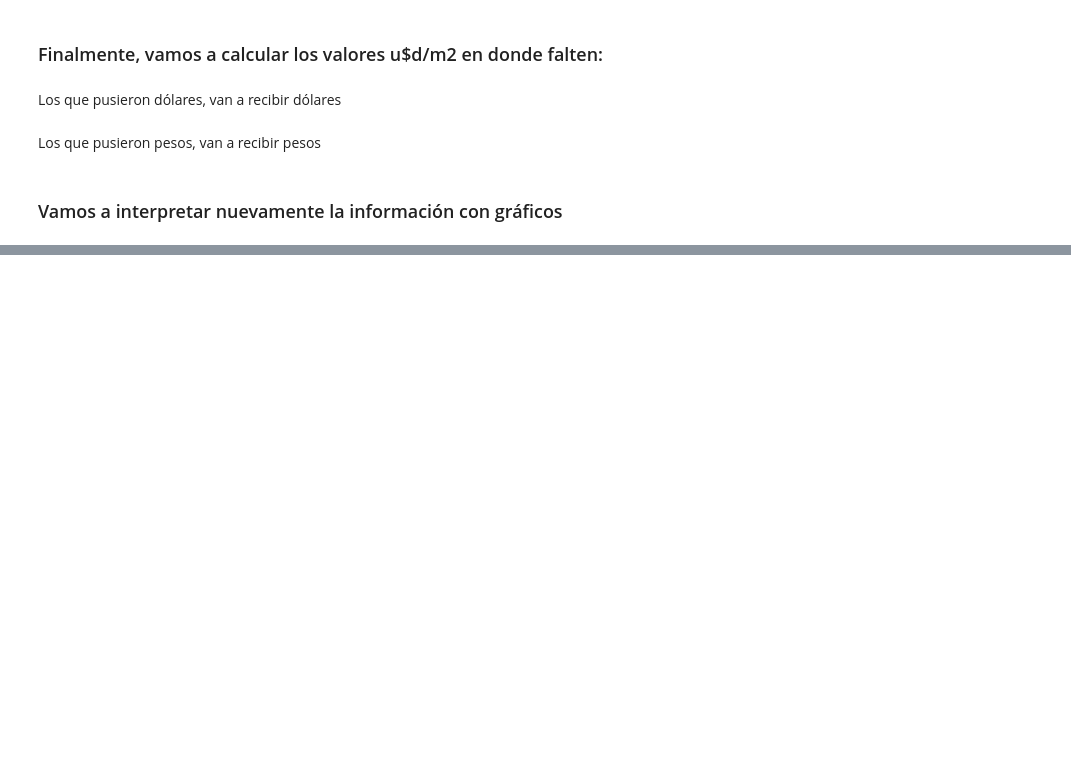
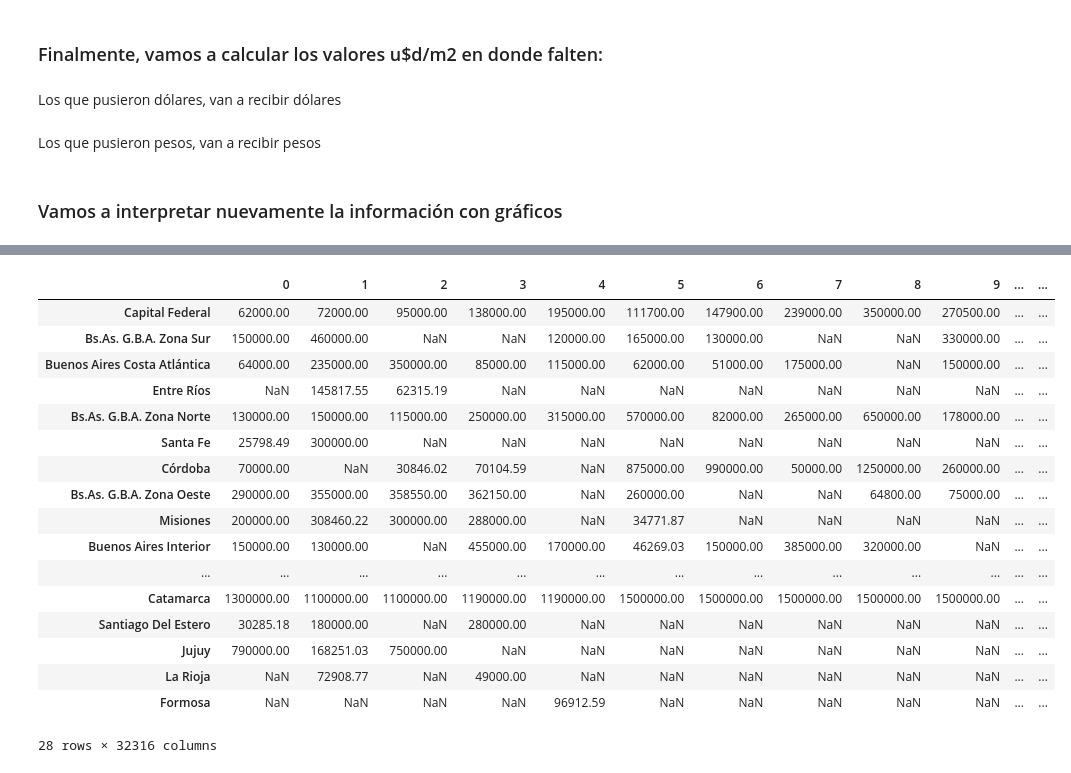
Before and after one commit to atognola/G8_DS_DH, a Jupyter notebook: Limpieza.ipynb, the cells around one changed output, grey strips where cells are left out. Cells and saved outputs as stored; diff of their text form; code cells hidden in the pictures; blank space fills up the shorter version.

```diff
--- a/Limpieza.ipynb
+++ b/Limpieza.ipynb
@@ -314,0 +339,4 @@ plt.show()
+# %%
+dic_place = dict()
+for state in df['state_name']:
+    dic_place[state]=[]
@@ -314,0 +370,23 @@ plt.show()
+# %%
+df5 = pd.DataFrame.from_dict(dic_place, orient='index')
+# %%
+df5
+# %% [output]
+|  | 0 | 1 | 2 | 3 | 4 | 5 | 6 | 7 | 8 | 9 | ... | ... |
+| Capital Federal | 62000.00 | 72000.00 | 95000.00 | 138000.00 | 195000.00 | 111700.00 | 147900.00 | 239000.00 | 350000.00 | 270500.00 | ... | ... |
+| Bs.As. G.B.A. Zona Sur | 150000.00 | 460000.00 | NaN | NaN | 120000.00 | 165000.00 | 130000.00 | NaN | NaN | 330000.00 | ... | ... |
+| Buenos Aires Costa Atlántica | 64000.00 | 235000.00 | 350000.00 | 85000.00 | 115000.00 | 62000.00 | 51000.00 | 175000.00 | NaN | 150000.00 | ... | ... |
+| Entre Ríos | NaN | 145817.55 | 62315.19 | NaN | NaN | NaN | NaN | NaN | NaN | NaN | ... | ... |
+| Bs.As. G.B.A. Zona Norte | 130000.00 | 150000.00 | 115000.00 | 250000.00 | 315000.00 | 570000.00 | 82000.00 | 265000.00 | 650000.00 | 178000.00 | ... | ... |
+| Santa Fe | 25798.49 | 300000.00 | NaN | NaN | NaN | NaN | NaN | NaN | NaN | NaN | ... | ... |
+| Córdoba | 70000.00 | NaN | 30846.02 | 70104.59 | NaN | 875000.00 | 990000.00 | 50000.00 | 1250000.00 | 260000.00 | ... | ... |
+| Bs.As. G.B.A. Zona Oeste | 290000.00 | 355000.00 | 358550.00 | 362150.00 | NaN | 260000.00 | NaN | NaN | 64800.00 | 75000.00 | ... | ... |
+| Misiones | 200000.00 | 308460.22 | 300000.00 | 288000.00 | NaN | 34771.87 | NaN | NaN | NaN | NaN | ... | ... |
+| Buenos Aires Interior | 150000.00 | 130000.00 | NaN | 455000.00 | 170000.00 | 46269.03 | 150000.00 | 385000.00 | 320000.00 | NaN | ... | ... |
+| ... | ... | ... | ... | ... | ... | ... | ... | ... | ... | ... | ... | ... |
+| Catamarca | 1300000.00 | 1100000.00 | 1100000.00 | 1190000.00 | 1190000.00 | 1500000.00 | 1500000.00 | 1500000.00 | 1500000.00 | 1500000.00 | ... | ... |
+| Santiago Del Estero | 30285.18 | 180000.00 | NaN | 280000.00 | NaN | NaN | NaN | NaN | NaN | NaN | ... | ... |
+| Jujuy | 790000.00 | 168251.03 | 750000.00 | NaN | NaN | NaN | NaN | NaN | NaN | NaN | ... | ... |
+| La Rioja | NaN | 72908.77 | NaN | 49000.00 | NaN | NaN | NaN | NaN | NaN | NaN | ... | ... |
+| Formosa | NaN | NaN | NaN | NaN | 96912.59 | NaN | NaN | NaN | NaN | NaN | ... | ... |
+28 rows × 32316 columns
```
Also changed, not shown: parts of 11 cells of this notebook.
